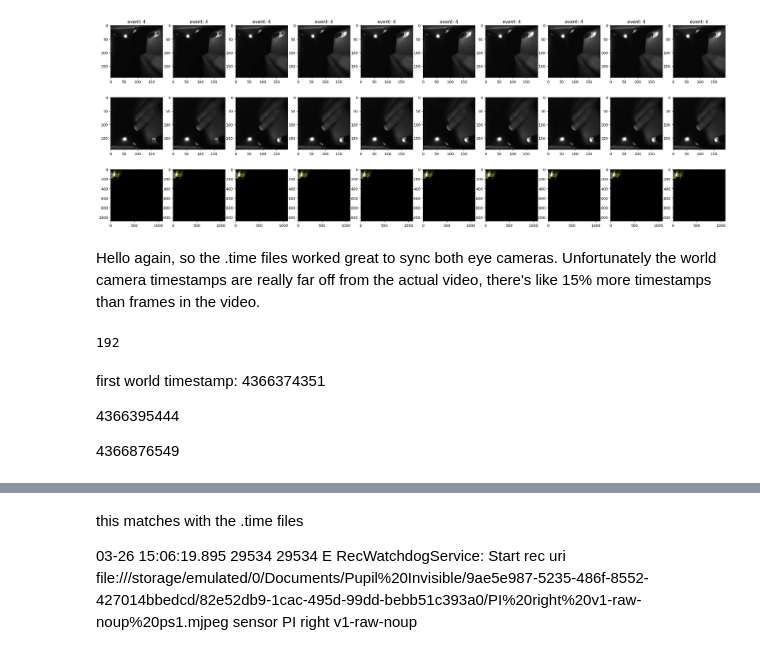
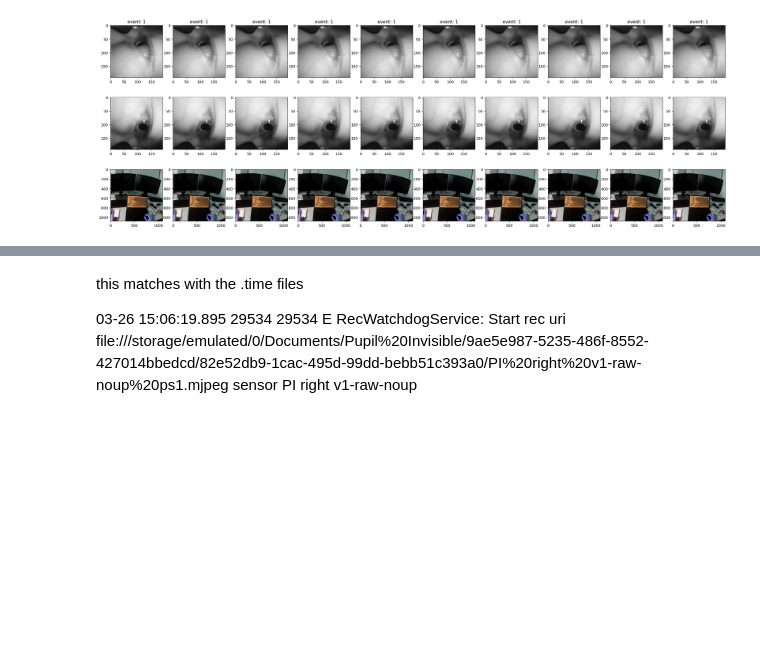
Before and after one commit to mathislindner/Gaze-Data-Acquisition-Code-and-Thesis, a Jupyter notebook: mathis/data_validation.ipynb, the cells around one changed output, grey strips where cells are left out. Drawn from its saved outputs; the diff is of its cells as text; code cells hidden in the pictures; blank space fills up the shorter version.

```diff
--- a/mathis/data_validation.ipynb
+++ b/mathis/data_validation.ipynb
@@ -8,15 +8,14 @@ import os
 # recording: 9480f94c-6052-4d26-86b7-f2383bf34de3
 #plot 3 images in a row from each camera, using the gaze with frames and events csv file and take the pictures from the frames folder respectively
 
-#return 3 images from the gaze index
+#return images from the frames folder
 def plot_images_from_gaze(recording_id, gaze_index=3000):
-    recording_folder = "recordings/" + recording_id + "/"
+    recording_folder = recordings_folder + recording_id + "/"
     gaze_df = pd.read_csv(recording_folder + "gaze_with_frames_and_events.csv")
     #get indices of the gaze line
-    left_eye_frame = gaze_df['left_eye_frame'][gaze_index]
-    right_eye_frame = gaze_df['right_eye_frame'][gaze_index]
-    world_frame = gaze_df['world_frame'][gaze_index]
-
+    left_eye_frame = gaze_df['left_eye_idx'][gaze_index]
+    right_eye_frame = gaze_df['right_eye_idx'][gaze_index]
+    world_frame = gaze_df['world_idx'][gaze_index]
     #get the images from the frames folder
     left_eye_image = cv2.imread(recording_folder + camera_folders[0]  + '/' + str(left_eye_frame) + ".png")
     right_eye_image = cv2.imread(recording_folder + camera_folders[1]  + '/' + str(right_eye_frame) + ".png")
@@ -29,7 +28,7 @@ def plot_10_images_from_gaze(recording_id, first_gaze_index=3000):
     for i in range(10):
         gaze_df = pd.read_csv("recordings/" + recording_id + "/gaze_with_frames_and_events.csv")
         left_eye_image, right_eye_image, world_image = plot_images_from_gaze(recording_id, first_gaze_index + i)
-        events = gaze_df['events_frame'][first_gaze_index + i]
+        events = gaze_df['event_idx'][first_gaze_index + i]
         axs[0, i].imshow(left_eye_image)
         axs[1, i].imshow(right_eye_image)
         axs[2, i].imshow(world_image)
@@ -37,5 +36,5 @@ def plot_10_images_from_gaze(recording_id, first_gaze_index=3000):
         axs[0, i].set_title("event: " + str(events))
     plt.show()
 
-plot_10_images_from_gaze("82e52db9-1cac-495d-99dd-bebb51c393a0", 3955)
+plot_10_images_from_gaze("4acb92b5-4af2-4b56-962c-9c7f7dd6d670", 3000)
 # %% [output]
@@ -44,7 +41,4 @@ plot_10_images_from_gaze("82e52db9-1cac-495d-99dd-bebb51c393a0", 3955)
-[figure, old version]
+[figure, new version]
-# %% [markdown]
-Hello again,
-so the .time files worked great to sync both eye cameras. Unfortunately the world camera timestamps are really far off from the actual video, there's like 15% more timestamps than frames in the video.
 # %%
 #read 82e52db9-1cac-495d-99dd-bebb51c393a0\PI left v1_sae_log_1.bin.bin
 from constants import *
@@ -61,11 +52,0 @@ camera_logs = read_camera_logs("82e52db9-1cac-495d-99dd-bebb51c393a0")
-# %%
-len(camera_logs[1])
-# %% [output]
-192
-# %% [markdown]
-first world timestamp:
-4366374351
-
-4366395444
-
-4366876549
```
Also changed, not shown: parts of 6 cells of this notebook, 6 other files.
